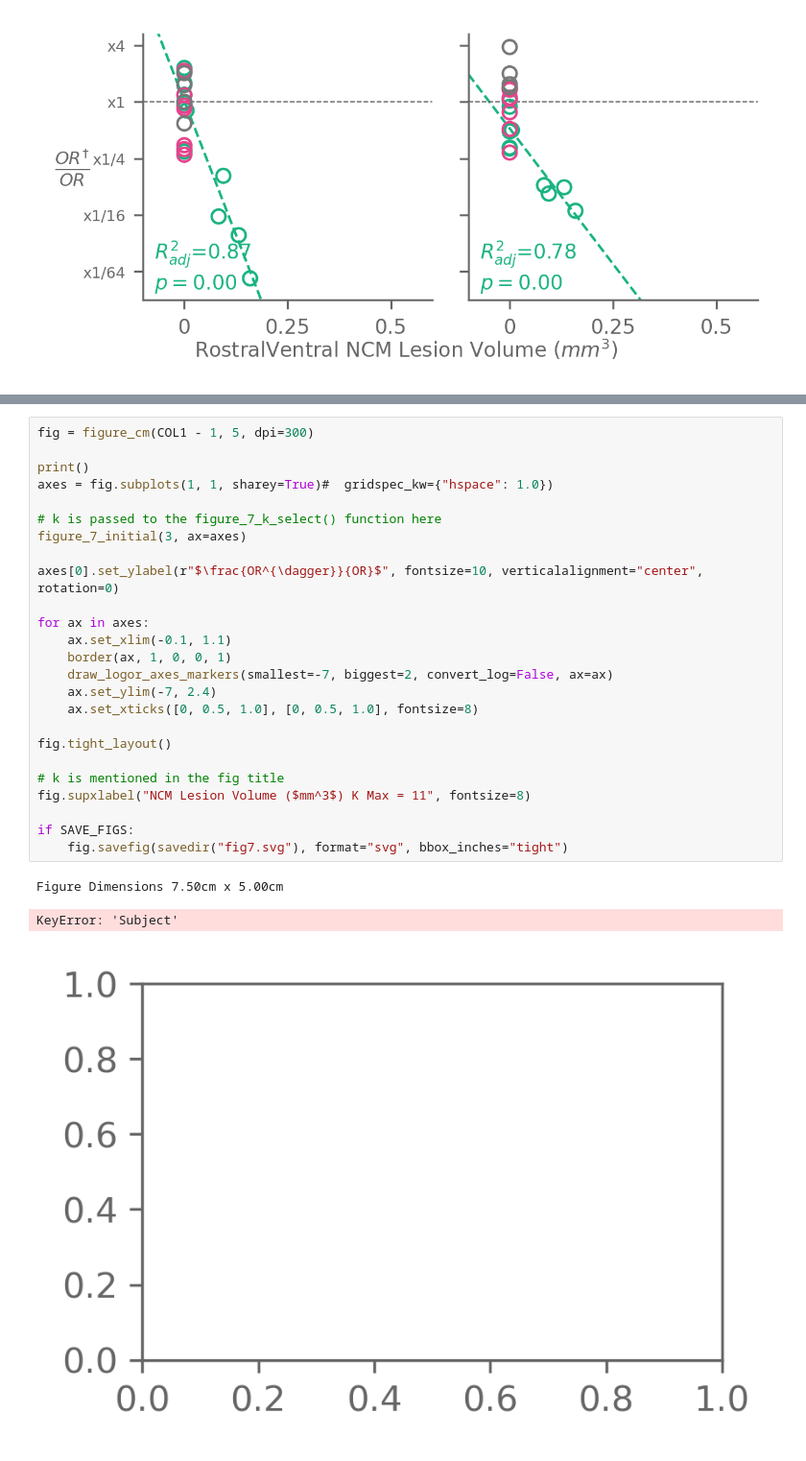
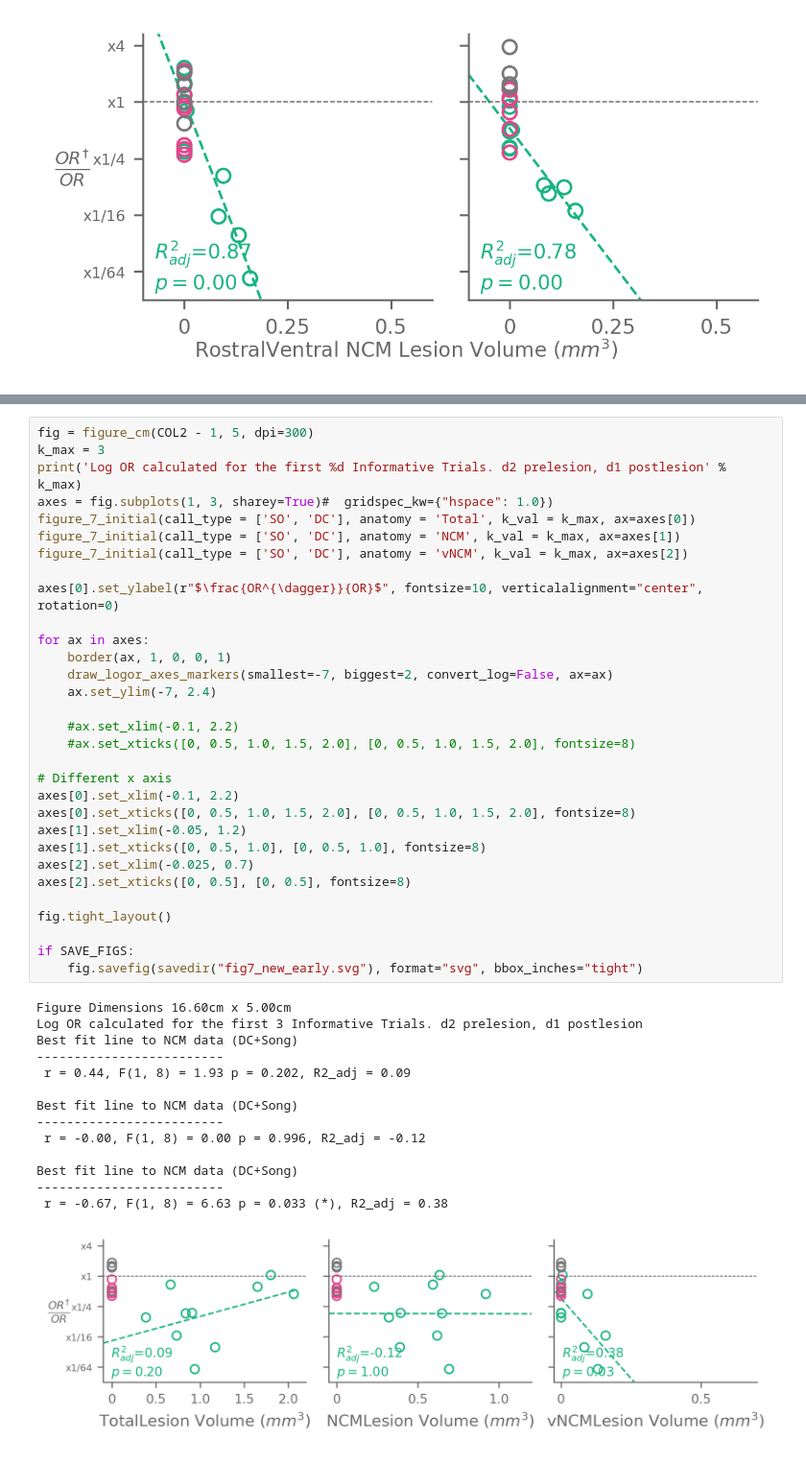
Before and after one commit to theunissenlab/zebra-finch-memory-lesions, a Jupyter notebook: paper_notebooks/Fig_7_Lesion_Size_reanalysis.ipynb, the cells around one changed output, grey strips where cells are left out. Shown: that part at 96% size. Saved outputs shown, nothing was run; the diff lists cells and outputs as text.

Commit message:
Made new fig7 plots with total lesion, NCM lesion and ventral NCM lesion

```diff
--- a/paper_notebooks/Fig_7_Lesion_Size_reanalysis.ipynb
+++ b/paper_notebooks/Fig_7_Lesion_Size_reanalysis.ipynb
@@ -687,31 +571,48 @@ def figure_7_initial(k_val, ax: plt.Axes = None):
 # %%
-fig = figure_cm(COL1 - 1, 5, dpi=300)
-
-print()
-axes = fig.subplots(1, 1, sharey=True)#  gridspec_kw={"hspace": 1.0})
-
-# k is passed to the figure_7_k_select() function here
-figure_7_initial(3, ax=axes)
+fig = figure_cm(COL2 - 1, 5, dpi=300)
+k_max = 3
+print('Log OR calculated for the first %d Informative Trials. d2 prelesion, d1 postlesion' % k_max)
+axes = fig.subplots(1, 3, sharey=True)#  gridspec_kw={"hspace": 1.0})
+figure_7_initial(call_type = ['SO', 'DC'], anatomy = 'Total', k_val = k_max, ax=axes[0])
+figure_7_initial(call_type = ['SO', 'DC'], anatomy = 'NCM', k_val = k_max, ax=axes[1])
+figure_7_initial(call_type = ['SO', 'DC'], anatomy = 'vNCM', k_val = k_max, ax=axes[2])
 
 axes[0].set_ylabel(r"$\frac{OR^{\dagger}}{OR}$", fontsize=10, verticalalignment="center", rotation=0)
 
 for ax in axes:
-    ax.set_xlim(-0.1, 1.1)
     border(ax, 1, 0, 0, 1)
     draw_logor_axes_markers(smallest=-7, biggest=2, convert_log=False, ax=ax)
     ax.set_ylim(-7, 2.4)
-    ax.set_xticks([0, 0.5, 1.0], [0, 0.5, 1.0], fontsize=8)
+
+    #ax.set_xlim(-0.1, 2.2)
+    #ax.set_xticks([0, 0.5, 1.0, 1.5, 2.0], [0, 0.5, 1.0, 1.5, 2.0], fontsize=8)
+
+# Different x axis
+axes[0].set_xlim(-0.1, 2.2)
+axes[0].set_xticks([0, 0.5, 1.0, 1.5, 2.0], [0, 0.5, 1.0, 1.5, 2.0], fontsize=8)
+axes[1].set_xlim(-0.05, 1.2)
+axes[1].set_xticks([0, 0.5, 1.0], [0, 0.5, 1.0], fontsize=8)
+axes[2].set_xlim(-0.025, 0.7)
+axes[2].set_xticks([0, 0.5], [0, 0.5], fontsize=8)
 
 fig.tight_layout()
 
-# k is mentioned in the fig title
-fig.supxlabel("NCM Lesion Volume ($mm^3$) K Max = 11", fontsize=8)
-
 if SAVE_FIGS:
-    fig.savefig(savedir("fig7.svg"), format="svg", bbox_inches="tight")
+    fig.savefig(savedir("fig7_new_early.svg"), format="svg", bbox_inches="tight")
 # %% [output]
-Figure Dimensions 7.50cm x 5.00cm
+Figure Dimensions 16.60cm x 5.00cm
+Log OR calculated for the first 3 Informative Trials. d2 prelesion, d1 postlesion
+Best fit line to NCM data (DC+Song)
+-------------------------
+ r = 0.44, F(1, 8) = 1.93 p = 0.202, R2_adj = 0.09
+
+Best fit line to NCM data (DC+Song)
+-------------------------
+ r = -0.00, F(1, 8) = 0.00 p = 0.996, R2_adj = -0.12
+
+Best fit line to NCM data (DC+Song)
+-------------------------
+ r = -0.67, F(1, 8) = 6.63 p = 0.033 (*), R2_adj = 0.38
-KeyError: 'Subject'
-[figure, old version]
+[figure, new version]
 # %%
 # new TOTAL lesion values modification: same fig except total lesion size instead of NCM lesion size
```
Also changed, not shown: parts of 10 cells of this notebook.
